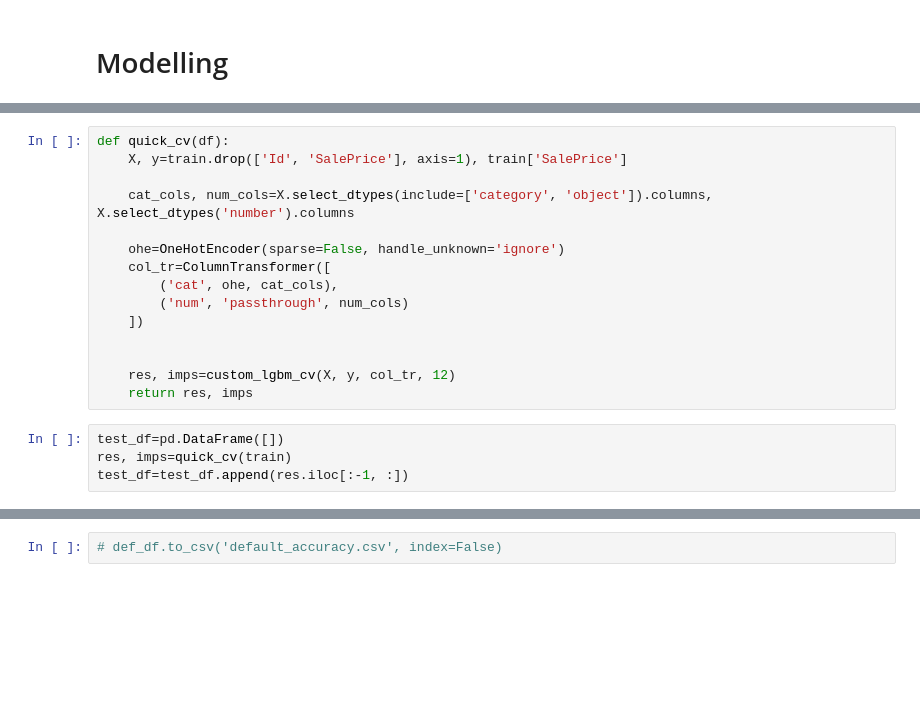
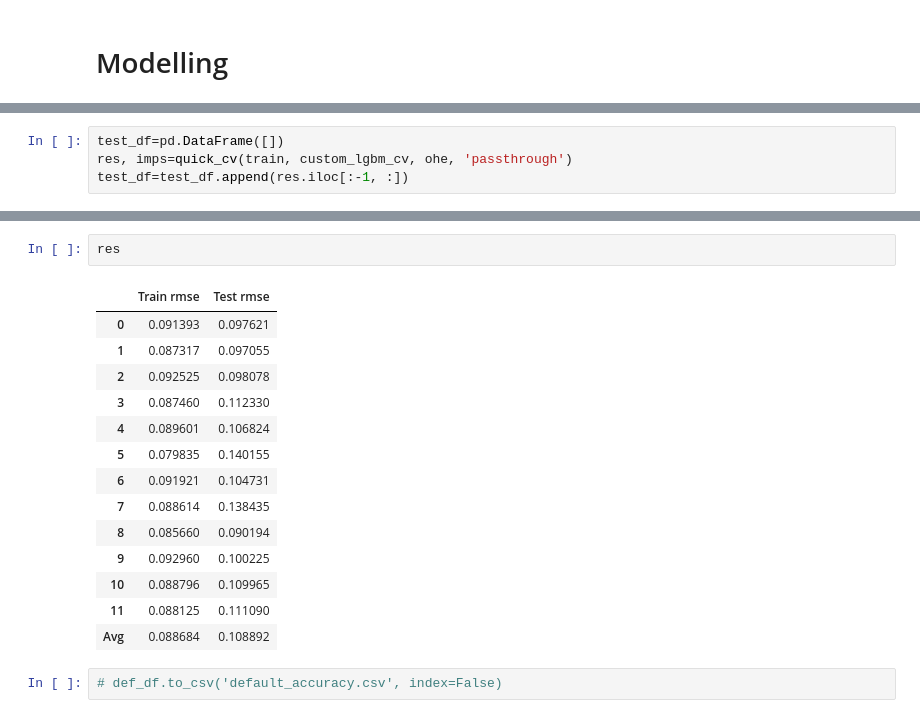
Before and after one commit to akimalikhanov/w, a Jupyter notebook: full_project2.ipynb, the cells around one changed output, grey strips where cells are left out. Drawn from its saved outputs; the diff is of its cells as text; blank space fills up the shorter version.

```diff
--- a/full_project2.ipynb
+++ b/full_project2.ipynb
@@ -478,21 +580,6 @@ for i in  train.columns:
-# %%
-def quick_cv(df):
-    X, y=train.drop(['Id', 'SalePrice'], axis=1), train['SalePrice']
-
-    cat_cols, num_cols=X.select_dtypes(include=['category', 'object']).columns, X.select_dtypes('number').columns
-
-    ohe=OneHotEncoder(sparse=False, handle_unknown='ignore')
-    col_tr=ColumnTransformer([
-        ('cat', ohe, cat_cols),
-        ('num', 'passthrough', num_cols)
-    ])
-
-
-    res, imps=custom_lgbm_cv(X, y, col_tr, 12)
-    return res, imps
 # %%
 test_df=pd.DataFrame([])
-res, imps=quick_cv(train)
+res, imps=quick_cv(train, custom_lgbm_cv, ohe, 'passthrough')
 test_df=test_df.append(res.iloc[:-1, :])
 # %% [output]
 Training until validation scores don't improve for 10 rounds
@@ -534,3 +621,20 @@ Early stopping, best iteration is:
+# %%
+res
+# %% [output]
+|  | Train rmse | Test rmse |
+| 0 | 0.091393 | 0.097621 |
+| 1 | 0.087317 | 0.097055 |
+| 2 | 0.092525 | 0.098078 |
+| 3 | 0.087460 | 0.112330 |
+| 4 | 0.089601 | 0.106824 |
+| 5 | 0.079835 | 0.140155 |
+| 6 | 0.091921 | 0.104731 |
+| 7 | 0.088614 | 0.138435 |
+| 8 | 0.085660 | 0.090194 |
+| 9 | 0.092960 | 0.100225 |
+| 10 | 0.088796 | 0.109965 |
+| 11 | 0.088125 | 0.111090 |
+| Avg | 0.088684 | 0.108892 |
 # %%
 # def_df.to_csv('default_accuracy.csv', index=False)
 # %%
```
Also changed, not shown: parts of 34 cells of this notebook.
